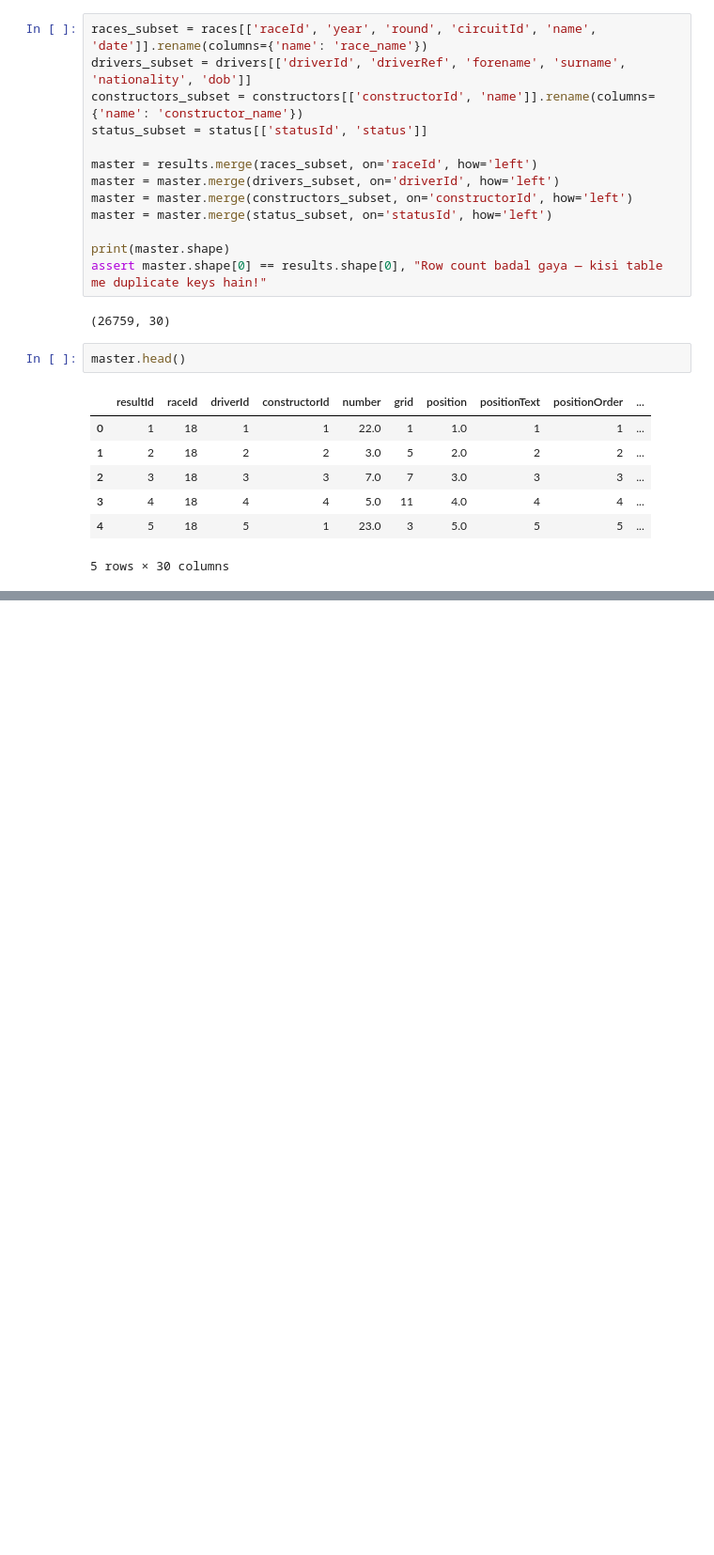
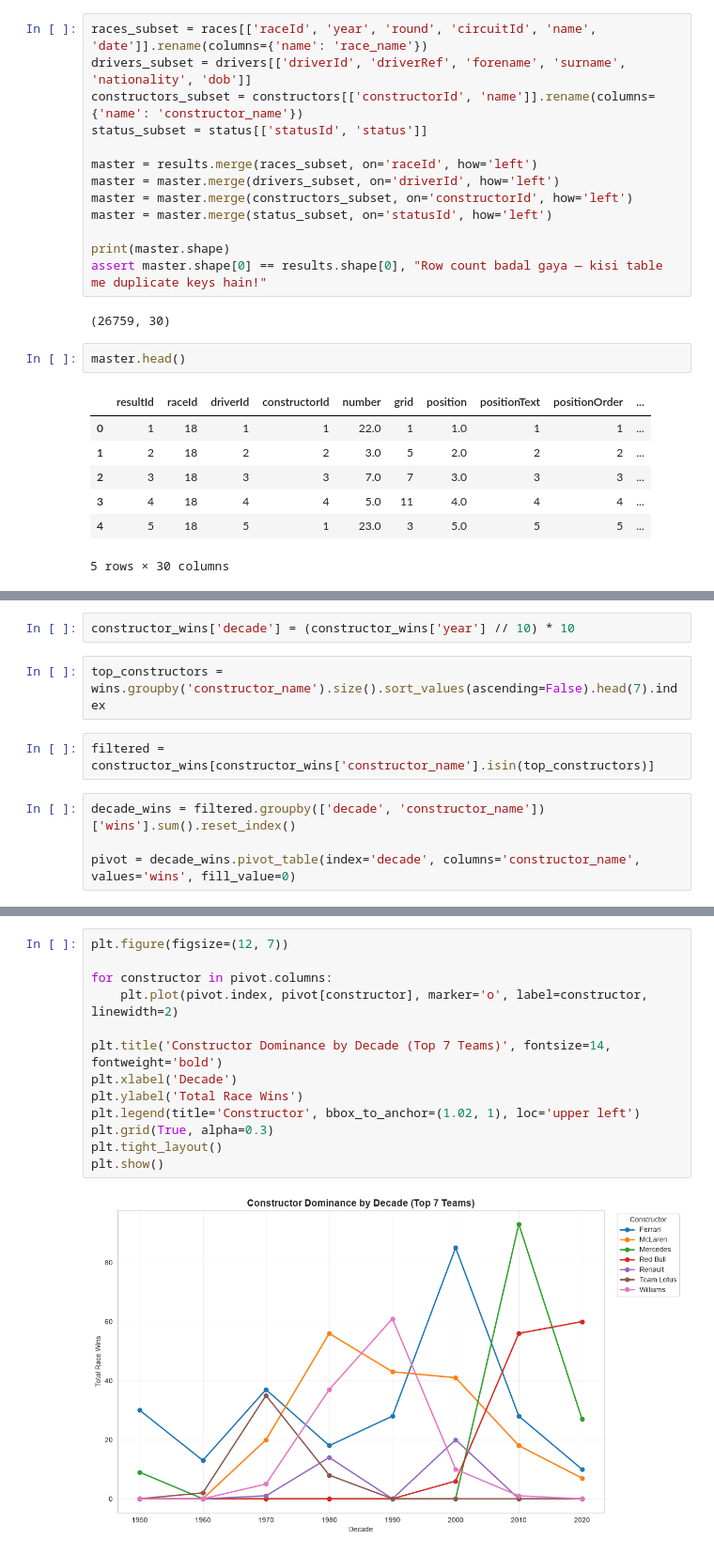
Before and after one commit to Mohitbadetiya/f1-analytics-dashboard, a Jupyter notebook: notebooks/01_data_exploration.ipynb, the cells around one changed output, grey strips where cells are left out. Shown at 94% size. Cells and saved outputs as stored; diff of their text form; blank space fills up the shorter version.

```diff
--- a/notebooks/01_data_exploration.ipynb
+++ b/notebooks/01_data_exploration.ipynb
@@ -78,0 +136,10 @@ master.to_csv('../data/processed/master_results.csv', index=False)
+# %%
+constructor_wins['decade'] = (constructor_wins['year'] // 10) * 10
+# %%
+top_constructors = wins.groupby('constructor_name').size().sort_values(ascending=False).head(7).index
+# %%
+filtered = constructor_wins[constructor_wins['constructor_name'].isin(top_constructors)]
+# %%
+decade_wins = filtered.groupby(['decade', 'constructor_name'])['wins'].sum().reset_index()
+
+pivot = decade_wins.pivot_table(index='decade', columns='constructor_name', values='wins', fill_value=0)
@@ -78,0 +159,15 @@ master.to_csv('../data/processed/master_results.csv', index=False)
+# %%
+plt.figure(figsize=(12, 7))
+
+for constructor in pivot.columns:
+    plt.plot(pivot.index, pivot[constructor], marker='o', label=constructor, linewidth=2)
+
+plt.title('Constructor Dominance by Decade (Top 7 Teams)', fontsize=14, fontweight='bold')
+plt.xlabel('Decade')
+plt.ylabel('Total Race Wins')
+plt.legend(title='Constructor', bbox_to_anchor=(1.02, 1), loc='upper left')
+plt.grid(True, alpha=0.3)
+plt.tight_layout()
+plt.show()
+# %% [output]
+[figure, added]
```
Also changed, not shown: parts of 10 cells of this notebook, 1 other file.
